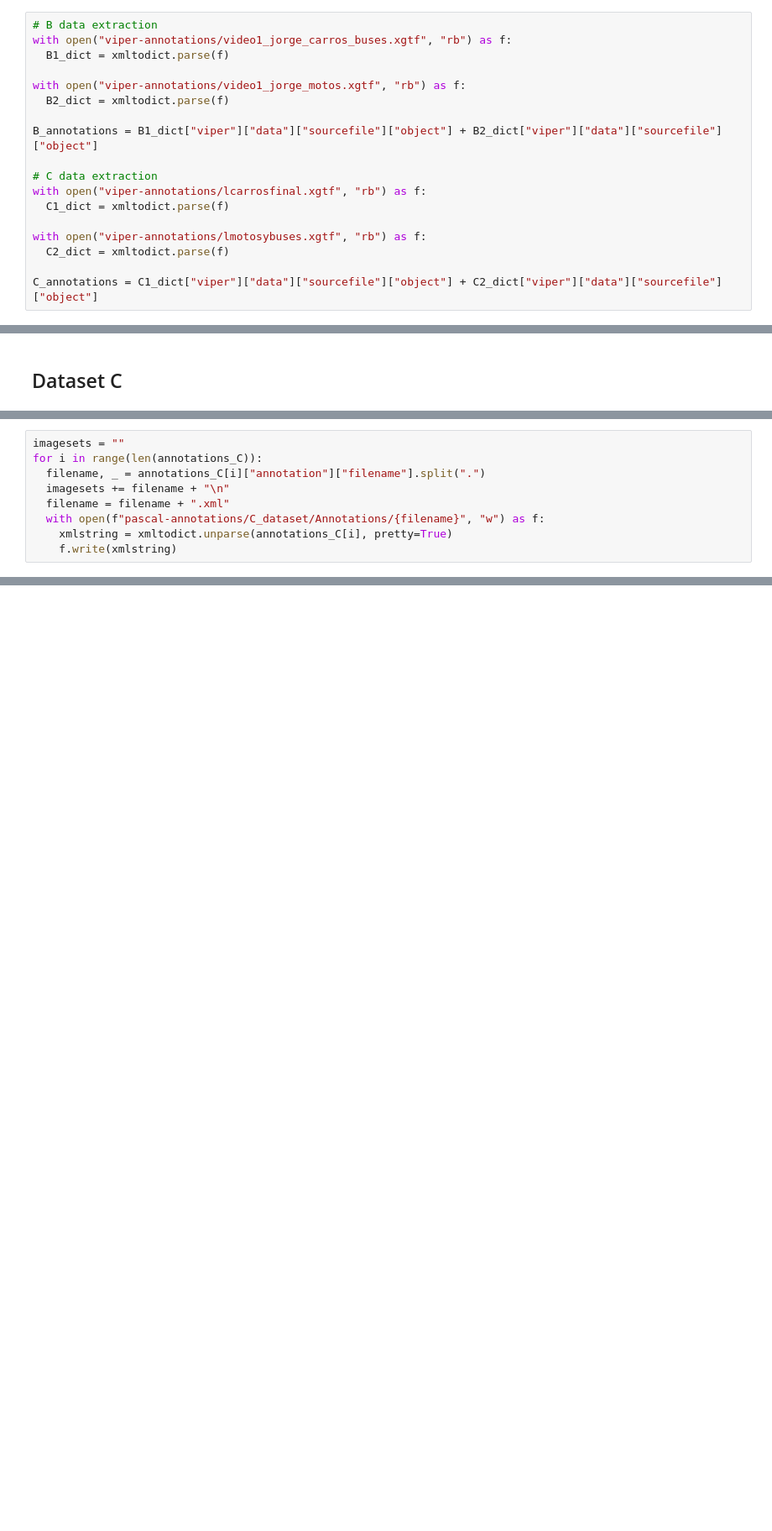
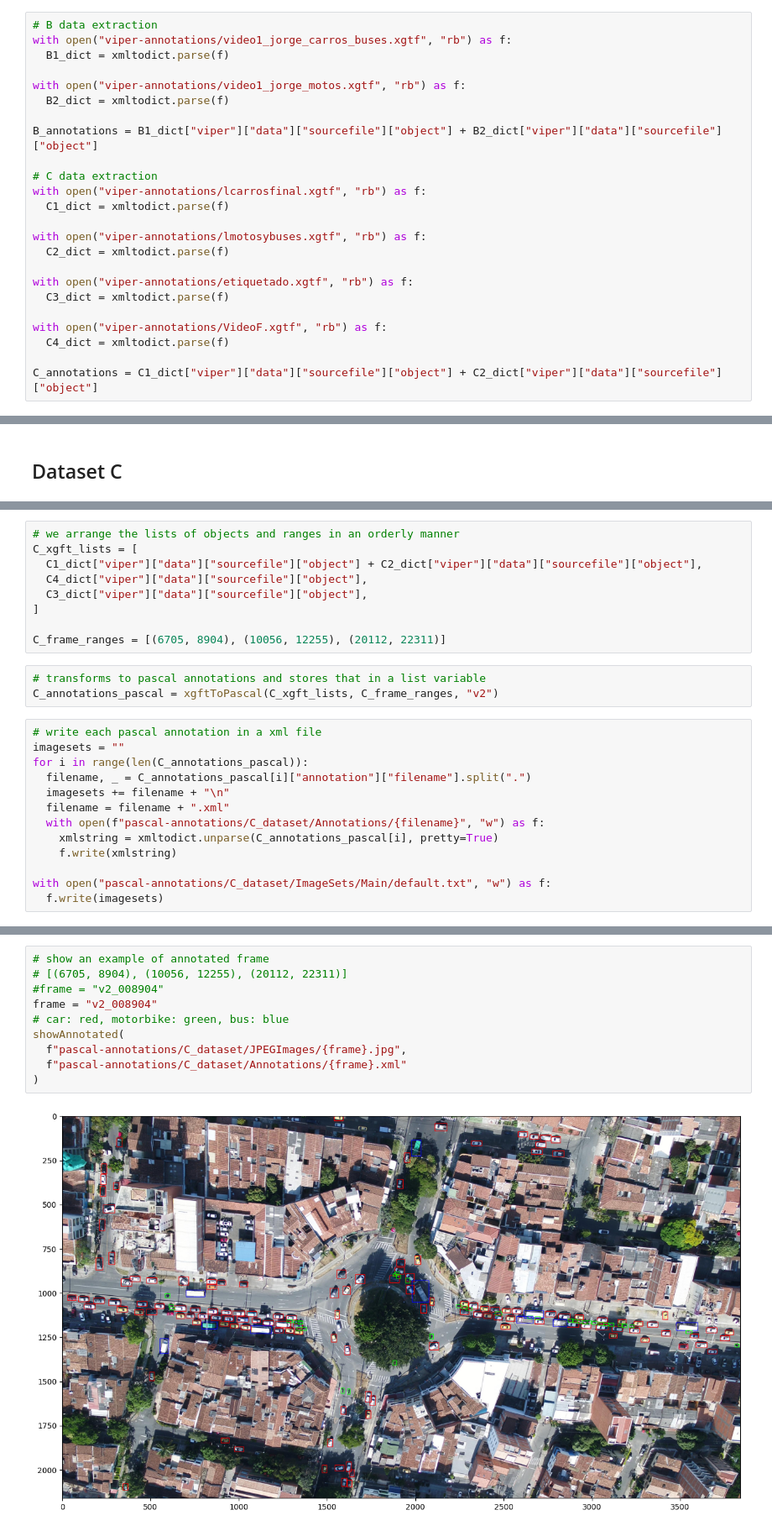
Before and after one commit to audiocx/UTUAV-Annotation, a Jupyter notebook: format_conversion/xgtf_to_pascal.ipynb, the cells around one changed output, grey strips where cells are left out. Shown at 84% size. Saved outputs shown, nothing was run; the diff lists cells and outputs as text; blank space fills up the shorter version.

Commit message:
C dataset format transformation

```diff
--- a/format_conversion/xgtf_to_pascal.ipynb
+++ b/format_conversion/xgtf_to_pascal.ipynb
@@ -33,6 +59,12 @@ with open("viper-annotations/lcarrosfinal.xgtf", "rb") as f:
 with open("viper-annotations/lmotosybuses.xgtf", "rb") as f:
   C2_dict = xmltodict.parse(f)
 
+with open("viper-annotations/etiquetado.xgtf", "rb") as f:
+  C3_dict = xmltodict.parse(f)
+
+with open("viper-annotations/VideoF.xgtf", "rb") as f:
+  C4_dict = xmltodict.parse(f)
+
 C_annotations = C1_dict["viper"]["data"]["sourcefile"]["object"] + C2_dict["viper"]["data"]["sourcefile"]["object"]
 # %%
 # transforms the index from 1 to 6600, so it matches the image filenames
@@ -301,9 +363,25 @@ maxframe
+# %%
+# we arrange the lists of objects and ranges in an orderly manner
+C_xgft_lists = [
+  C1_dict["viper"]["data"]["sourcefile"]["object"] + C2_dict["viper"]["data"]["sourcefile"]["object"],
+  C4_dict["viper"]["data"]["sourcefile"]["object"],
+  C3_dict["viper"]["data"]["sourcefile"]["object"],
+]
+
+C_frame_ranges = [(6705, 8904), (10056, 12255), (20112, 22311)]
+# %%
+# transforms to pascal annotations and stores that in a list variable
+C_annotations_pascal = xgftToPascal(C_xgft_lists, C_frame_ranges, "v2")
 # %%
+# write each pascal annotation in a xml file
 imagesets = ""
-for i in range(len(annotations_C)):
-  filename, _ = annotations_C[i]["annotation"]["filename"].split(".")
+for i in range(len(C_annotations_pascal)):
+  filename, _ = C_annotations_pascal[i]["annotation"]["filename"].split(".")
   imagesets += filename + "\n"
   filename = filename + ".xml"
   with open(f"pascal-annotations/C_dataset/Annotations/{filename}", "w") as f:
-    xmlstring = xmltodict.unparse(annotations_C[i], pretty=True)
+    xmlstring = xmltodict.unparse(C_annotations_pascal[i], pretty=True)
     f.write(xmlstring)
+
+with open("pascal-annotations/C_dataset/ImageSets/Main/default.txt", "w") as f:
+  f.write(imagesets)
@@ -312,0 +388,12 @@ with open("pascal-annotations/C_dataset/ImageSets/Main/default.txt", "w") as f:
+# %%
+# show an example of annotated frame
+# [(6705, 8904), (10056, 12255), (20112, 22311)]
+#frame = "v2_008904"
+frame = "v2_008904"
+# car: red, motorbike: green, bus: blue
+showAnnotated(
+  f"pascal-annotations/C_dataset/JPEGImages/{frame}.jpg",
+  f"pascal-annotations/C_dataset/Annotations/{frame}.xml"
+)
+# %% [output]
+[figure, added]
```
Also changed, not shown: parts of 12 cells of this notebook, 4 other files.
